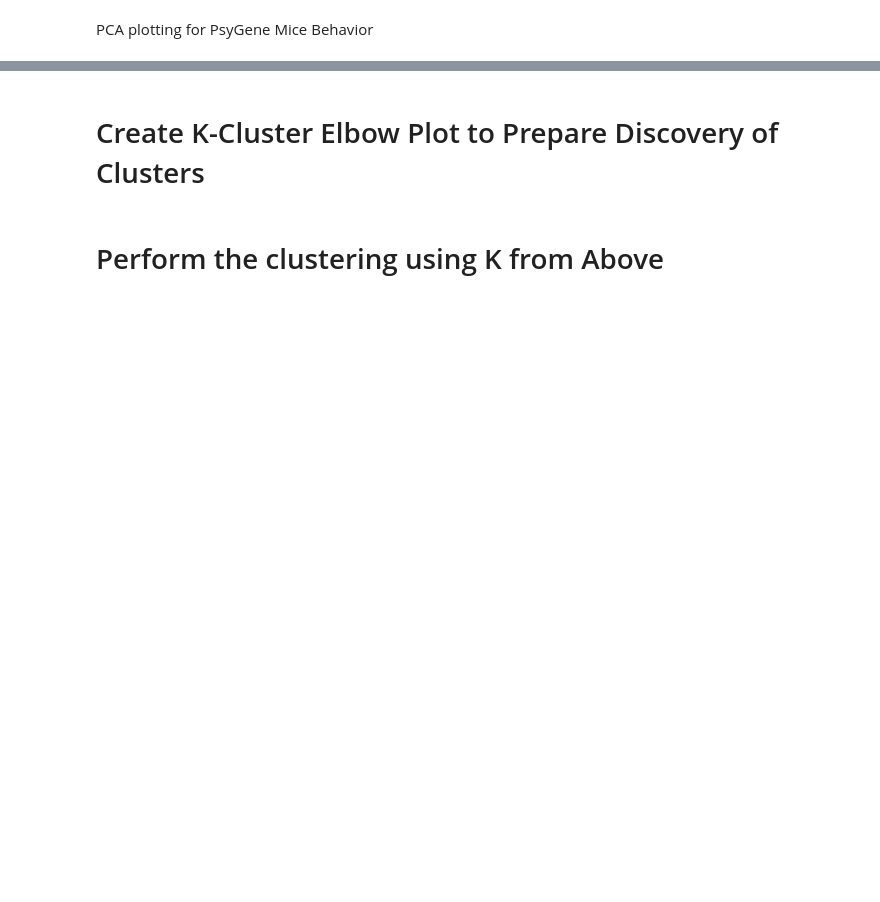
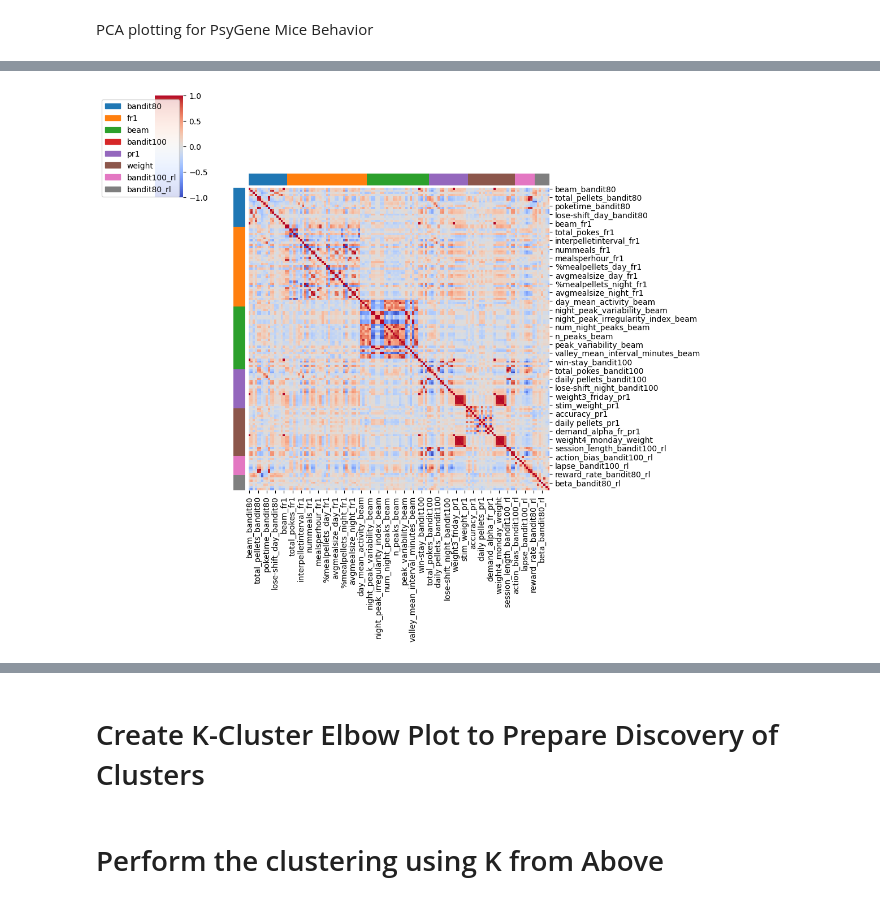
Before and after one commit to KravitzLab/FED3Analyses, a Jupyter notebook: Kravitz_PCA.ipynb, the cells around one changed output, grey strips where cells are left out. Cells and saved outputs as stored; diff of their text form; code cells hidden in the pictures; blank space fills up the shorter version.

Commit message:
added correlation matrix to drop highly correlated features for clustering

```diff
--- a/Kravitz_PCA.ipynb
+++ b/Kravitz_PCA.ipynb
@@ -257,7 +272,7 @@ for name, data in uploaded.items():
 # Convert each list of dfs into one merged dataframe per session type
 session_dfs = {k: pd.concat(v, ignore_index=True) for k, v in session_dict.items()}
 
-session_dfs.pop('weight', None)
+#session_dfs.pop('weight', None)
 #session_dfs.pop('bandit100', None)
 #session_dfs.pop('beam', None)
 session_dfs.pop('si', None)
@@ -284,10 +318,10 @@ all_drops = ["filename", "filename_md", "Session_type", "match_status",
 
 
 
-dfs_clean = aggregate_session_types(session_dfs)
+dfs_agg = aggregate_session_types(session_dfs)
 
 
-dfs_clean = clean_session_types(session_dfs=dfs_clean,
+dfs_clean = clean_session_types(session_dfs=dfs_agg,
                                 all_drops=all_drops)
 
 
@@ -599,0 +752,77 @@ feat_imp.head(20)
+# %%
+# @title # Correlation Matrix
+
+import seaborn as sns
+import matplotlib.pyplot as plt
+import matplotlib.patches as mpatches
+
+# Build groups for features linked to
+
+
+### Drop Keys and object columns ###
+pca_df = df_all.drop(columns = merge_keys)
+#pca_df = pd.concat([X_train, X_test])
+drops = pca_df.select_dtypes(include=['object', 'bool']).columns
+pca_df.drop(columns = drops, inplace=True)
+
+
+# Plot correlation matrix to understand highly linked features
+# Correlation matrix
+corr = pca_df.corr()
+
+groups = df_meta["session_type"].unique()
+palette = sns.color_palette("tab10", n_colors=len(groups))
+
+# Build a mapping: group -> color
+group_colors = {}
+for g, color in zip(groups, palette):
+    group_colors[g] = color
+
+
+
+col_colors = [group_colors[g] for g in df_meta["session_type"]]
+
+
+
+sns.clustermap(corr, row_colors=col_colors, col_colors=col_colors,
+               row_cluster=False, col_cluster=False, cmap="coolwarm", annot=False)
+
+
+
+handles = [mpatches.Patch(color=color, label=grp) for grp, color in group_colors.items()]
+plt.legend(handles=handles, bbox_to_anchor=(1,1))
+
+plt.show()
+
+
+""" This kinda works
+# Create a feature -> group mapping
+feature_to_group = dict(zip(df_meta["column_name"], df_meta["session_type"]))
+
+# Replace tick labels with group names
+xlabels = [feature_to_group[col] for col in corr.columns]
+ylabels = [feature_to_group[row] for row in corr.index]
+
+plt.figure(figsize=(6,6))
+sns.heatmap(corr, xticklabels=xlabels, yticklabels=ylabels,
+            cmap="coolwarm", annot=False, fmt=".2f")
+plt.xticks(rotation=45, ha='right')
+plt.yticks(rotation=0)
+plt.title("Feature-level correlation with group x-axis labels")
+plt.tight_layout()
+plt.show()
+"""
+
+
+#Drops high correlation data
+# Find upper correlatives
+threshold = 0.95
+corr_matrix_abs = correlation_matrix.corr().abs()
+upper_tri = corr_matrix_abs.where(pd.DataFrame(np.triu(np.ones(corr_matrix_abs.shape), k=1),
+                                                columns=corr_matrix_abs.columns,
+                                           index=corr_matrix_abs.index).astype(bool))
+to_drop = [column for column in upper_tri.columns if any(upper_tri[column] > threshold)]
+print(f"Highly correlated features: {to_drop}")
+#pca_df = pca_df.drop(columns=to_drop)
+# %% [output]
+[figure, added]
```
Also changed, not shown: parts of 13 cells of this notebook.
